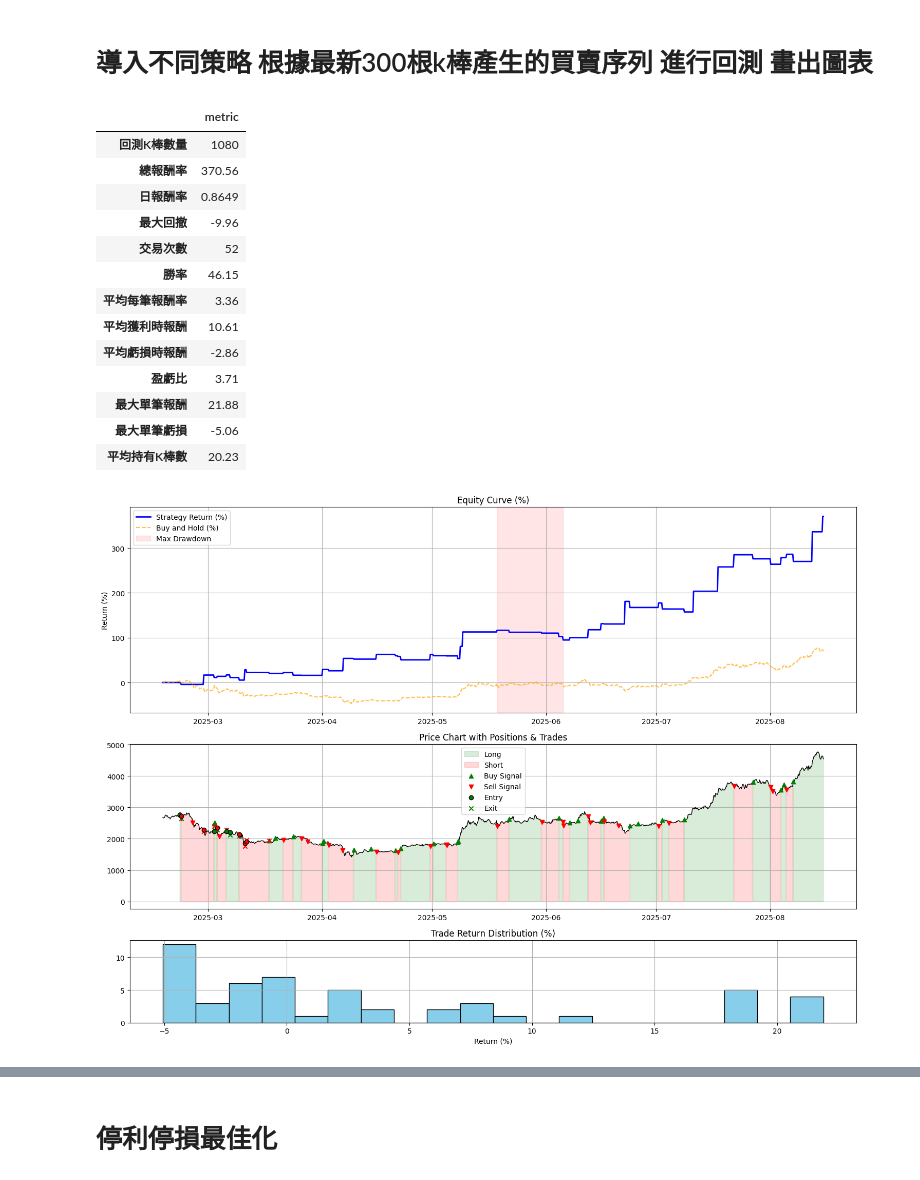
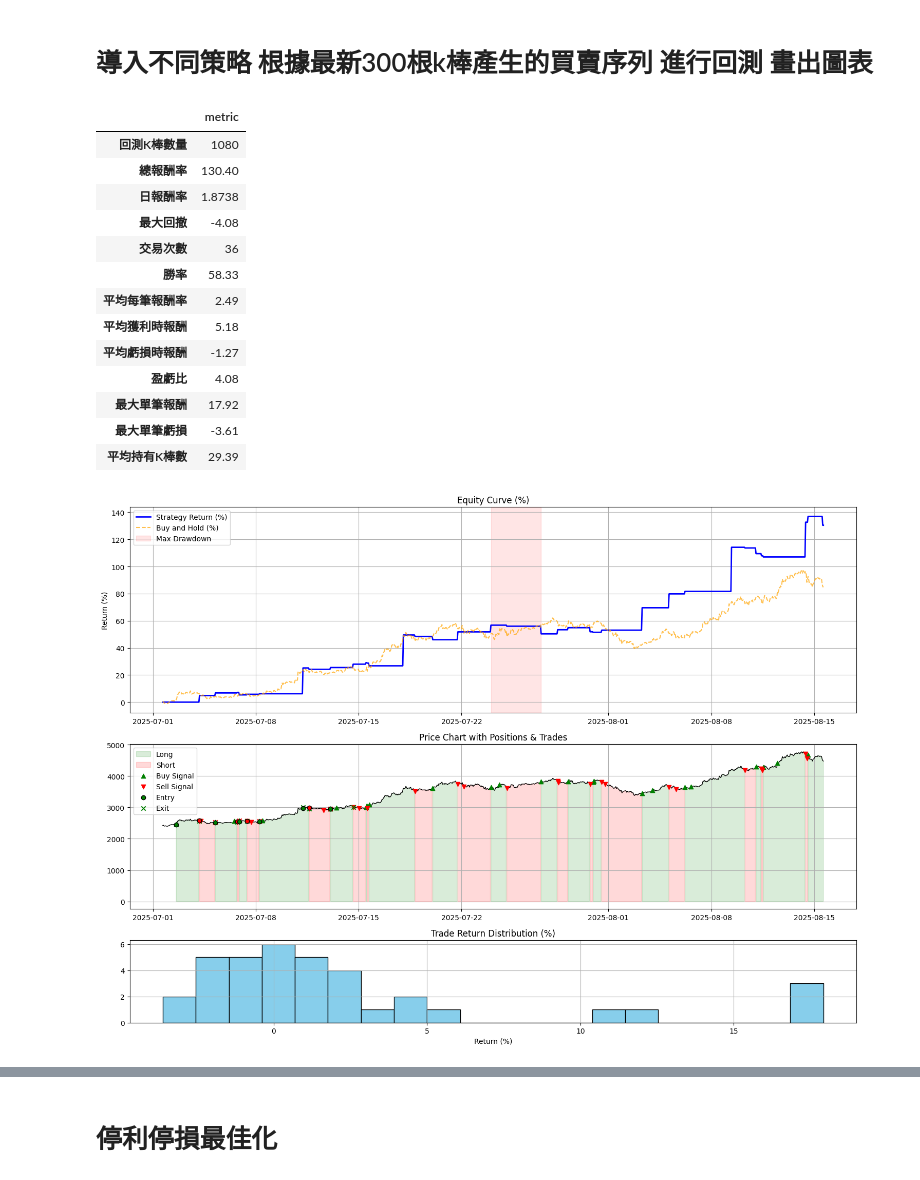
Before and after one commit to skywalker0803r/Vedanta, a Jupyter notebook: backtest_usage.ipynb, the cells around one changed output, grey strips where cells are left out. Drawn from its saved outputs; the diff is of its cells as text; code cells hidden in the pictures.

```diff
--- a/backtest_usage.ipynb
+++ b/backtest_usage.ipynb
@@ -6,45 +6,45 @@ from Backtest.backtest import backtest_signals
 from Plot.plot import plot_backtest_result
 import pandas as pd
 from datetime import datetime,timedelta
 import warnings
 warnings.filterwarnings('ignore')
 import numpy as np
 np.random.seed(42)  # ✅ 固定隨機性（可重現性）
 import random
 random.seed(42)
 
-df_signals = turtle_strategy.get_signals('ETHUSDT','4h',datetime.now(),6*30*6)
+df_signals = turtle_strategy.get_signals('ETHUSDT','1h',datetime.now(),6*30*6)
 
 result = backtest_signals(
     df_signals.copy(),
     initial_capital = 33, # 1000台幣
     fee_rate = 0.0005, # 合約手續費
     leverage = 1, # 槓桿
     allow_short = True, # 是否做空
     stop_loss = 0.05,       # 停損閾值，例如0.05代表5%
     take_profit = 0.18,     # 停利閾值
     capital_ratio = 1, # 每次使用的資金佔比
     max_hold_bars = 100000,# 最大持有K棒數
     delay_entry=False
     )
 display(pd.DataFrame(result['metric'],index=['metric']).T)
 plot_backtest_result(result)
 display(pd.DataFrame(result['trades_log']).tail(10).style.background_gradient())
 display(df_signals[['timestamp','signal','close','stop_loss']].tail(10).style.background_gradient())
 # %% [output]
 |  | metric |
 | 回測K棒數量 | 1080 |
-| 總報酬率 | 370.56 |
-| 日報酬率 | 0.8649 |
-| 最大回撤 | -9.96 |
-| 交易次數 | 52 |
-| 勝率 | 46.15 |
-| 平均每筆報酬率 | 3.36 |
-| 平均獲利時報酬 | 10.61 |
-| 平均虧損時報酬 | -2.86 |
-| 盈虧比 | 3.71 |
-| 最大單筆報酬 | 21.88 |
-| 最大單筆虧損 | -5.06 |
-| 平均持有K棒數 | 20.23 |
+| 總報酬率 | 130.40 |
+| 日報酬率 | 1.8738 |
+| 最大回撤 | -4.08 |
+| 交易次數 | 36 |
+| 勝率 | 58.33 |
+| 平均每筆報酬率 | 2.49 |
+| 平均獲利時報酬 | 5.18 |
+| 平均虧損時報酬 | -1.27 |
+| 盈虧比 | 4.08 |
+| 最大單筆報酬 | 17.92 |
+| 最大單筆虧損 | -3.61 |
+| 平均持有K棒數 | 29.39 |
-[figure, old version]
+[figure, new version]
 |  | entry_time | exit_time | side | entry_price | exit_price | bars_held | return | reason |
```
Also changed, not shown: parts of 3 cells of this notebook, 3 other files.
